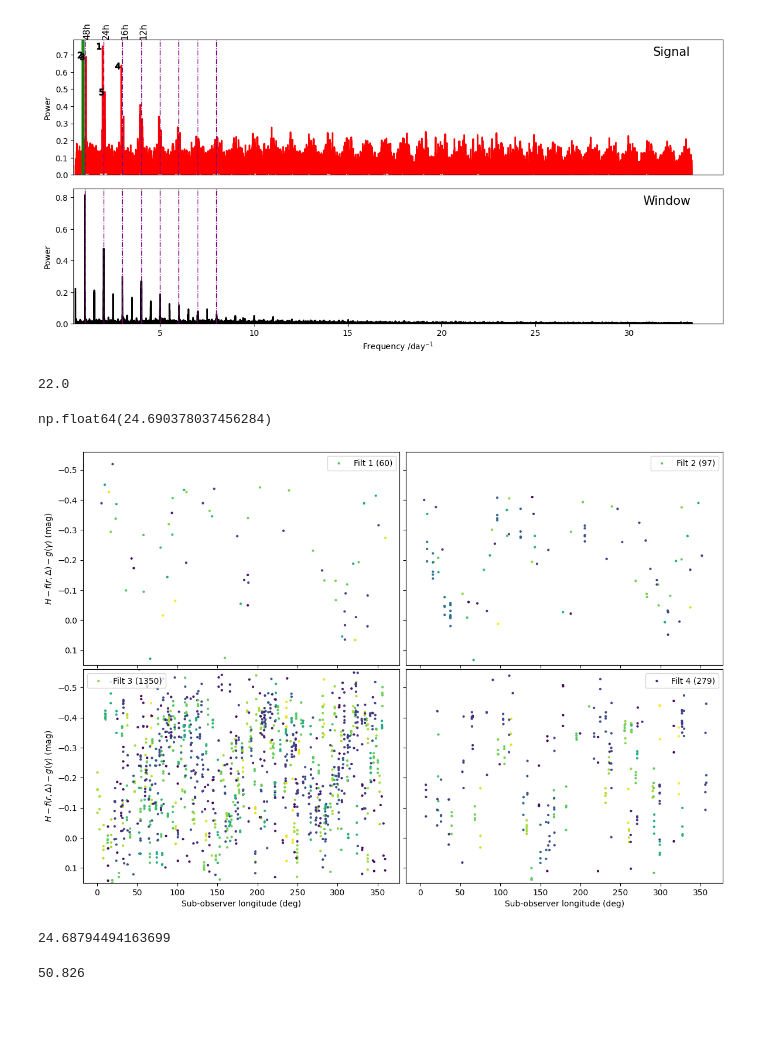
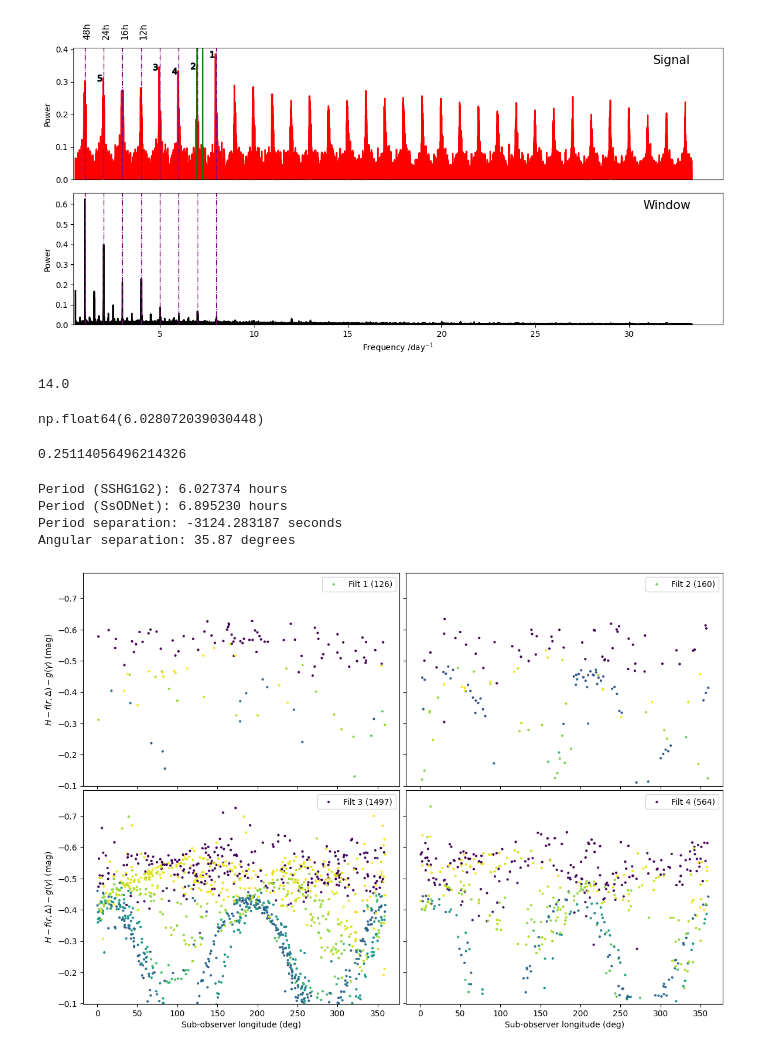
Before and after one commit to astrolabsoftware/fink-spins, a Jupyter notebook: notebooks/period_dev/dev_explore.ipynb, the cells around one changed output. Drawn from its saved outputs; the diff is of its cells as text; code cells hidden in the pictures; blank space fills up the shorter version.

Commit message:
comparison with ssodnet

```diff
--- a/notebooks/period_dev/dev_explore.ipynb
+++ b/notebooks/period_dev/dev_explore.ipynb
@@ -36,7 +38,10 @@ name = "Iphthime"  # JTO double
 # name = 'Elektra'
 # name = 'Toutatis'
 # name = "Hektor"
-name = "Doppler"
+# name = "Doppler" # Bof - wrong period
+# name = "Pulcova" # Yeah
+# name = "Eurybates" # Bof
+name = 'Emma'
 
 # name = "Didymos" # boarf
 cdata, reject = dprep.filter_sso_data(
@@ -64,19 +69,19 @@ sg, w, n = pest.get_period_estimate(residuals_dataframe=rdf, p_min=0.03, p_max=2
 # %%
 pest.plot_periodograms(sg, w, name)
 # %% [output]
-[figure, old version]
+[figure, new version]
 # %%
 _, Nbs = pest.perform_residual_resampling(resid_df=rdf)
 # %%
 print(Nbs)
 # %% [output]
-22.0
+14.0
 # %%
 P0 = 48 / sg[2][0]
 P_selected = P0 / 24
 P_selected * 24
 # %% [output]
-np.float64(24.690378037456284)
+np.float64(6.028072039030448)
 # %%
 sshgg = mfit.get_fit_params(
     cdata, "SSHG1G2", shg1g2_constrained=True, blind_scan=True, period_in=P_selected
@@ -87,8 +92,36 @@ dec0 = float(sshgg[np.str_("delta0")])
 
 W0 = float(sshgg[np.str_("phi0")])
 W1 = 2 * np.pi / float(sshgg[np.str_("period")])
-W1 = 2* np.pi / 50.826
+
+# W1 = 2* np.pi * 24 / 6.895230
+# ra0, dec0 = 172, -55
+
 t0 = 2459580.5
+# %%
+float(sshgg[np.str_("period")])
+# %% [output]
+0.25114056496214326
+# %%
+# Comparison with SsODNet
+sc = rocks.Rock(name)
+period_sep = 24*float(sshgg[np.str_("period")]) - sc.parameters.physical.spin[0].period.value
+ang_sep = np.degrees(
+    angular_separation(
+        np.radians(ra0),
+        np.radians(dec0),
+        np.radians(sc.parameters.physical.spin[0].RA0.value),
+        np.radians(sc.parameters.physical.spin[0].DEC0.value),
+    )
+)
+print(f"Period (SSHG1G2): {sshgg[np.str_('period')]*24:.6f} hours")
+print(f"Period (SsODNet): {sc.parameters.physical.spin[0].period.value:.6f} hours")
+print(f"Period separation: {period_sep*3600:.6f} seconds")
+print(f"Angular separation: {ang_sep:.2f} degrees")
+# %% [output]
+Period (SSHG1G2): 6.027374 hours
+Period (SsODNet): 6.895230 hours
+Period separation: -3124.283187 seconds
+Angular separation: 35.87 degrees
 # %%
 cos_aspect = cos_aspect_angle(
     np.radians(cdata.ra[0]), np.radians(cdata.dec[0]), np.radians(ra0), np.radians(dec0)
@@ -108,44 +141,45 @@ fig, ax = plt.subplots(
     figsize=(12, 8),
     sharex=True,
     sharey=True,
-    gridspec_kw={"hspace": 0.02, "wspace": 0.02,
-                 "left": 0.08, "right": 0.99,
-                 "top": 0.99, "bottom": 0.07},
+    gridspec_kw={
+        "hspace": 0.02,
+        "wspace": 0.02,
+        "left": 0.08,
+        "right": 0.99,
+        "top": 0.99,
+        "bottom": 0.07,
+    },
 )
 
 axs = ax.flatten()
 for i, f in enumerate([1, 2, 3, 4]):
     sel = cdata.cfid[0] == f
     res = cdata.cmred[0][sel] - func_hg1g2(
         np.radians(cdata.Phase[0][sel]),
         sshgg[f"H_{f}"],
         sshgg[f"G1_{f}"],
         sshgg[f"G2_{f}"],
     )
 
     color = cos_aspect[sel]
     # color = cdata.cjd[0][sel]
 
     axs[i].scatter(
         np.degrees(sep_long[sel]), res, s=4, c=color, label=f"Filt {f} ({len(res)})"
     )
 
 axs[0].invert_yaxis()
 
 for a in ax[1, :]:
     a.set_xlabel("Sub-observer longitude (deg)")
 for a in ax[:, 0]:
     a.set_ylabel(r"$H - f(r,\Delta) - g(\gamma)$ (mag)")
 
 for a in axs:
     a.legend()
 
 axs[0].set_ylim(np.median(res) + 2 * np.std(res), np.median(res) - 2 * np.std(res))
 fig.tight_layout()
 fig.savefig(os.path.join(root, "gfx", "fold", f"{name}_folded.png"), dpi=300)
 # %% [output]
-[figure, old version]
+[figure, new version]
-# %%
-float(sshgg[np.str_("period")]) * 24
-# %% [output]
-24.68794494163699
@@ -154,7 +186,3 @@ sc = rocks.Rock(name)
-# %%
-sc.parameters.physical.spin[0].period.value
-# %% [output]
-50.826
 # %%
 # import PyQt5
 # %matplotlib qt
```
Also changed, not shown: parts of 5 cells of this notebook.
